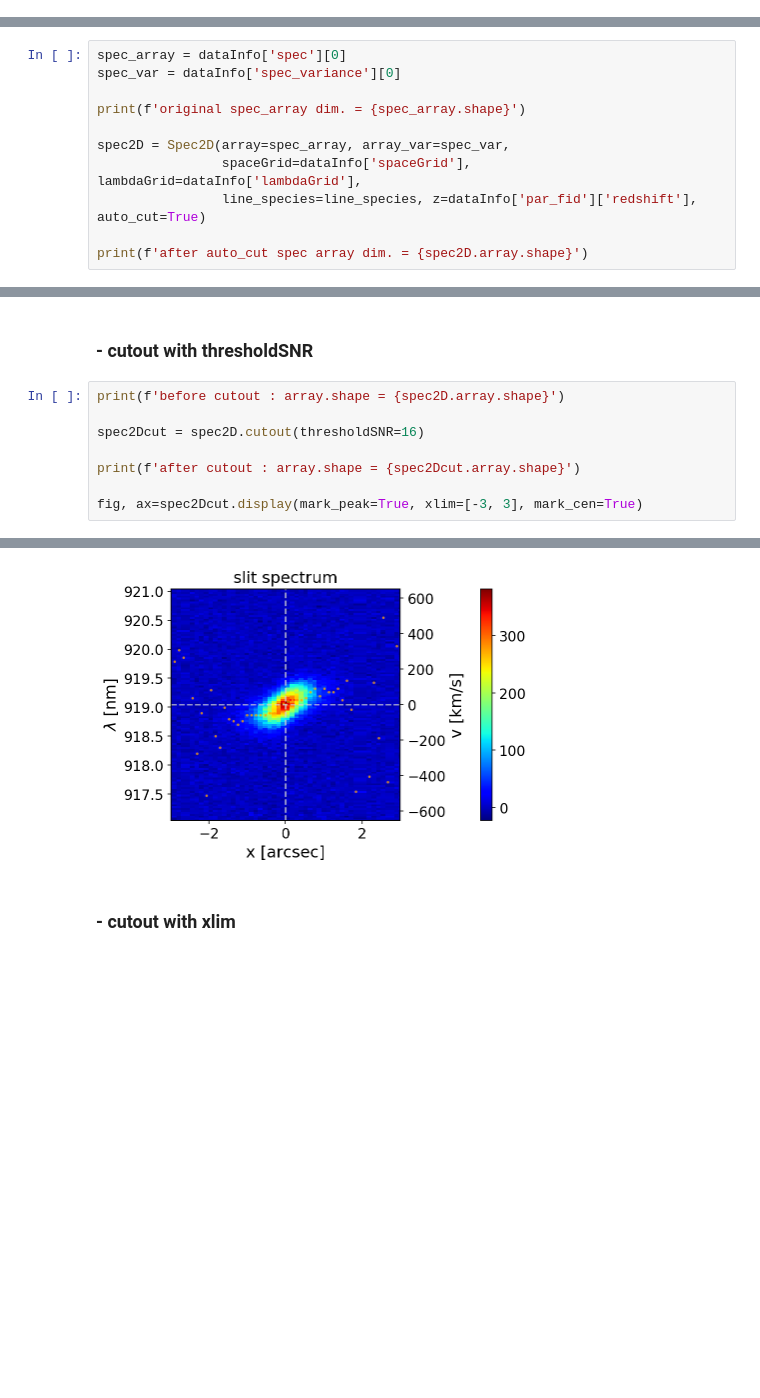
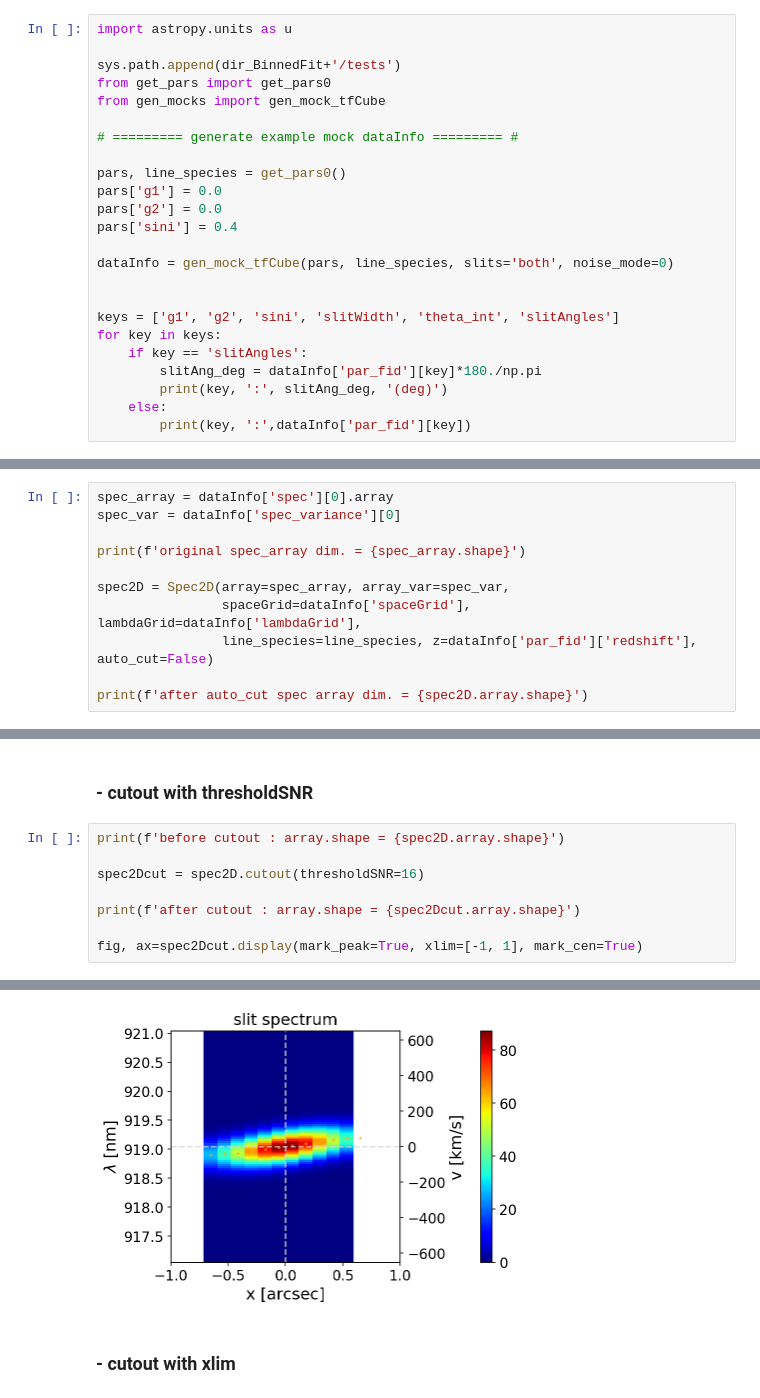
Before and after one commit to KinematicLensing/BinnedFit, a Jupyter notebook: notebook/[demo] Spec2D (tfCube mock).ipynb, the cells around one changed output, grey strips where cells are left out. Cells and saved outputs as stored; diff of their text form; blank space fills up the shorter version.

```diff
--- a/notebook/[demo] Spec2D (tfCube mock).ipynb
+++ b/notebook/[demo] Spec2D (tfCube mock).ipynb
@@ -72,0 +19,24 @@ dataInfo = TF.gen_mock_data(noise_mode=1)
+# %%
+import astropy.units as u
+
+sys.path.append(dir_BinnedFit+'/tests')
+from get_pars import get_pars0
+from gen_mocks import gen_mock_tfCube
+
+# ========= generate example mock dataInfo ========= #
+
+pars, line_species = get_pars0()
+pars['g1'] = 0.0
+pars['g2'] = 0.0
+pars['sini'] = 0.4
+
+dataInfo = gen_mock_tfCube(pars, line_species, slits='both', noise_mode=0)
+
+
+keys = ['g1', 'g2', 'sini', 'slitWidth', 'theta_int', 'slitAngles']
+for key in keys:
+    if key == 'slitAngles':
+        slitAng_deg = dataInfo['par_fid'][key]*180./np.pi
+        print(key, ':', slitAng_deg, '(deg)')
+    else:
+        print(key, ':',dataInfo['par_fid'][key])
@@ -73,14 +50,14 @@ dataInfo = TF.gen_mock_data(noise_mode=1)
 # %% [markdown]
 # 0. create a Spec2D object
 # %%
-spec_array = dataInfo['spec'][0]
+spec_array = dataInfo['spec'][0].array
 spec_var = dataInfo['spec_variance'][0]
 
 print(f'original spec_array dim. = {spec_array.shape}')
 
 spec2D = Spec2D(array=spec_array, array_var=spec_var,
                 spaceGrid=dataInfo['spaceGrid'], lambdaGrid=dataInfo['lambdaGrid'],
-                line_species=line_species, z=dataInfo['par_fid']['redshift'], auto_cut=True)
+                line_species=line_species, z=dataInfo['par_fid']['redshift'], auto_cut=False)
 
 print(f'after auto_cut spec array dim. = {spec2D.array.shape}')
 # %% [output]
@@ -179,6 +135,6 @@ spec2Dcut = spec2D.cutout(thresholdSNR=16)
 
 print(f'after cutout : array.shape = {spec2Dcut.array.shape}')
 
-fig, ax=spec2Dcut.display(mark_peak=True, xlim=[-3, 3], mark_cen=True)
+fig, ax=spec2Dcut.display(mark_peak=True, xlim=[-1, 1], mark_cen=True)
 # %% [output]
 before cutout : array.shape = (128, 122)
@@ -186,4 +142,4 @@ after cutout : array.shape = (98, 122)
-[figure, old version]
+[figure, new version]
 # %% [markdown]
 ### - cutout with xlim
 # %%
```
Also changed, not shown: parts of 13 cells of this notebook, 8 other files.
